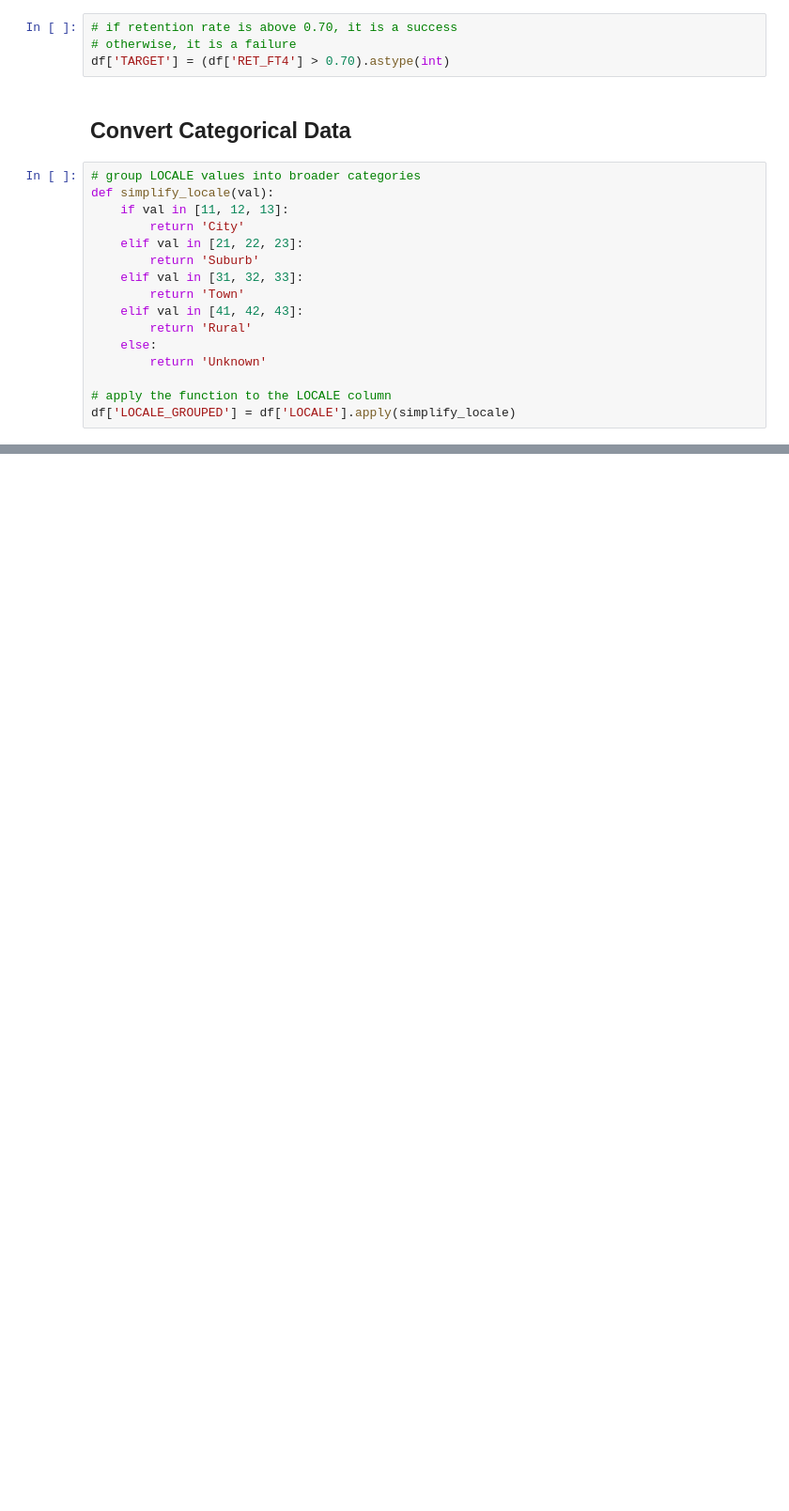
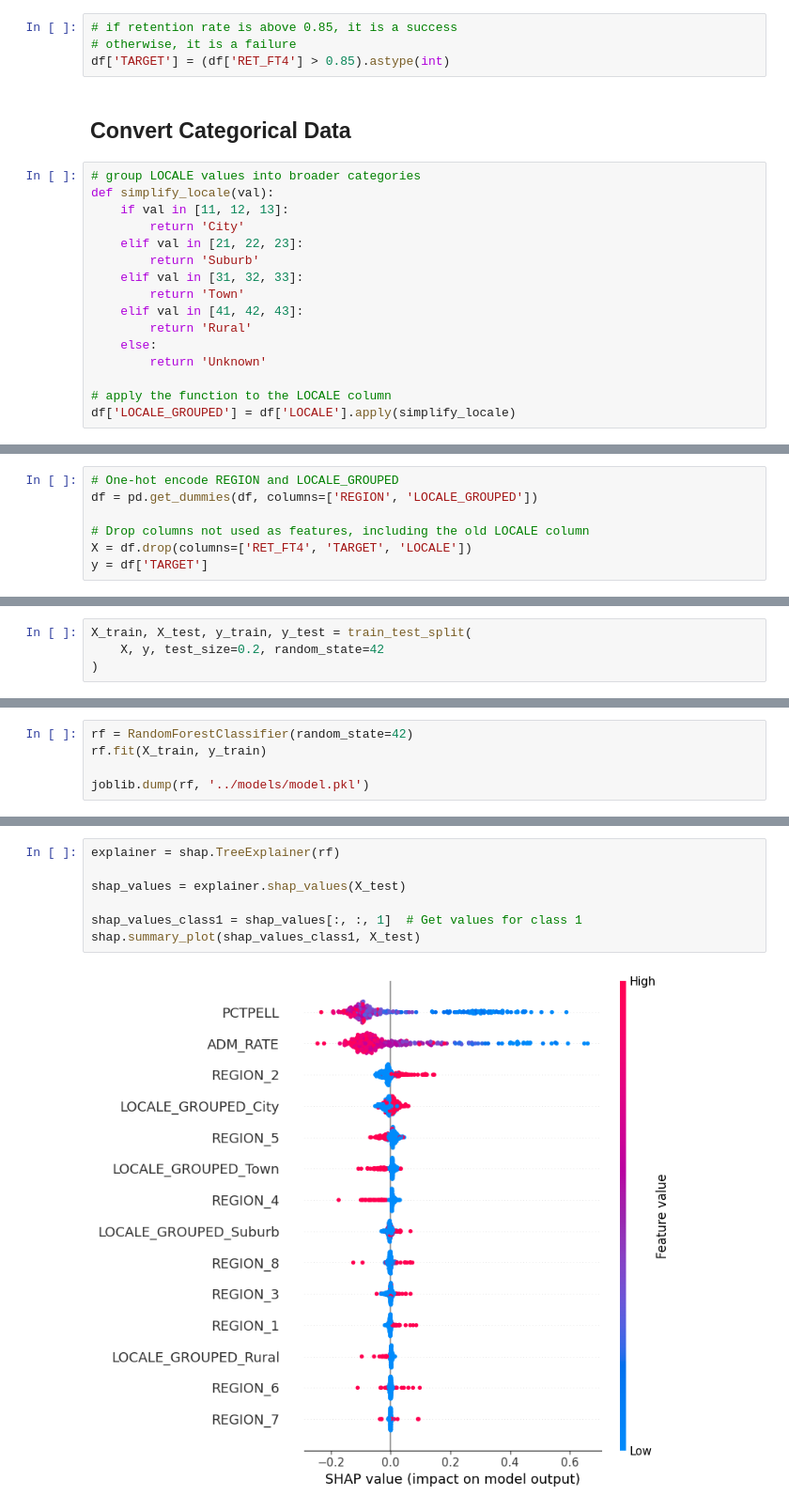
Before and after one commit to sebomaniac/student-retention-predictor, a Jupyter notebook: notebooks/retention-model.ipynb, the cells around one changed output, grey strips where cells are left out. Shown at 94% size. Drawn from its saved outputs; the diff is of its cells as text; blank space fills up the shorter version.

Commit message:
feat: implement model training and evaluation

```diff
--- a/notebooks/retention-model.ipynb
+++ b/notebooks/retention-model.ipynb
@@ -57,9 +57,9 @@ df = df[(df['REGION'] >= 1) & (df['REGION'] <= 8)]
 # %% [markdown]
 ## Create Binary Target
 # %%
-# if retention rate is above 0.70, it is a success
+# if retention rate is above 0.85, it is a success
 # otherwise, it is a failure
-df['TARGET'] = (df['RET_FT4'] > 0.70).astype(int)
+df['TARGET'] = (df['RET_FT4'] > 0.85).astype(int)
 # %% [markdown]
 ## Convert Categorical Data
 # %%
@@ -171,0 +83,7 @@ plt.show()
+# %%
+# One-hot encode REGION and LOCALE_GROUPED
+df = pd.get_dummies(df, columns=['REGION', 'LOCALE_GROUPED'])
+
+# Drop columns not used as features, including the old LOCALE column
+X = df.drop(columns=['RET_FT4', 'TARGET', 'LOCALE'])
+y = df['TARGET']
@@ -171,0 +92,4 @@ plt.show()
+# %%
+X_train, X_test, y_train, y_test = train_test_split(
+    X, y, test_size=0.2, random_state=42
+)
@@ -171,0 +98,5 @@ plt.show()
+# %%
+rf = RandomForestClassifier(random_state=42)
+rf.fit(X_train, y_train)
+
+joblib.dump(rf, '../models/model.pkl')
@@ -171,0 +127,9 @@ plt.show()
+# %%
+explainer = shap.TreeExplainer(rf)
+
+shap_values = explainer.shap_values(X_test)
+
+shap_values_class1 = shap_values[:, :, 1]  # Get values for class 1
+shap.summary_plot(shap_values_class1, X_test)
+# %% [output]
+[figure, added]
```
Also changed, not shown: parts of 18 cells of this notebook, 2 other files.
